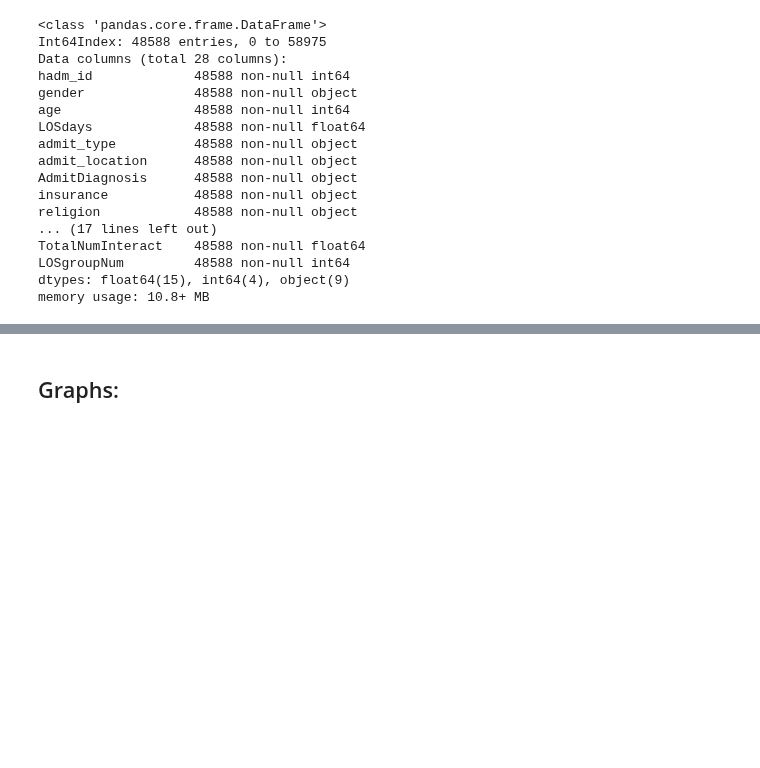
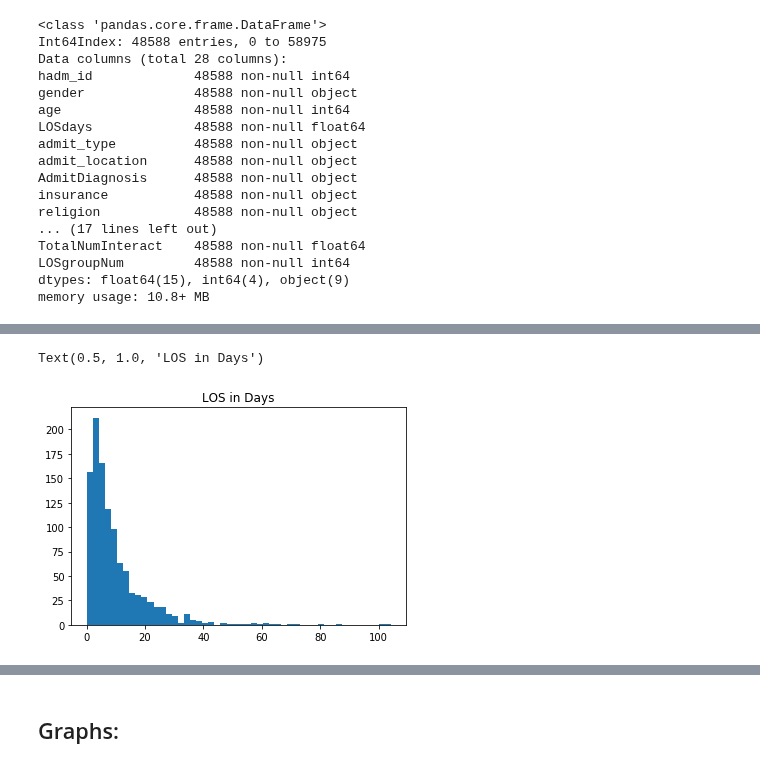
Before and after one commit to derek-y-lee/uclabiostat-thesis, a Jupyter notebook: los-prediction.ipynb, the cells around one changed output, grey strips where cells are left out. Drawn from its saved outputs; the diff is of its cells as text; code cells hidden in the pictures; blank space fills up the shorter version.

```diff
--- a/los-prediction.ipynb
+++ b/los-prediction.ipynb
@@ -218,0 +368,6 @@ memory usage: 10.8+ MB
+# %%
+plt.hist(raw_er_missing_alive.LOSdays, bins = 50)
+plt.title("LOS in Days")
+# %% [output]
+Text(0.5, 1.0, 'LOS in Days')
+[figure, added]
```
Also changed, not shown: parts of 54 cells of this notebook.
